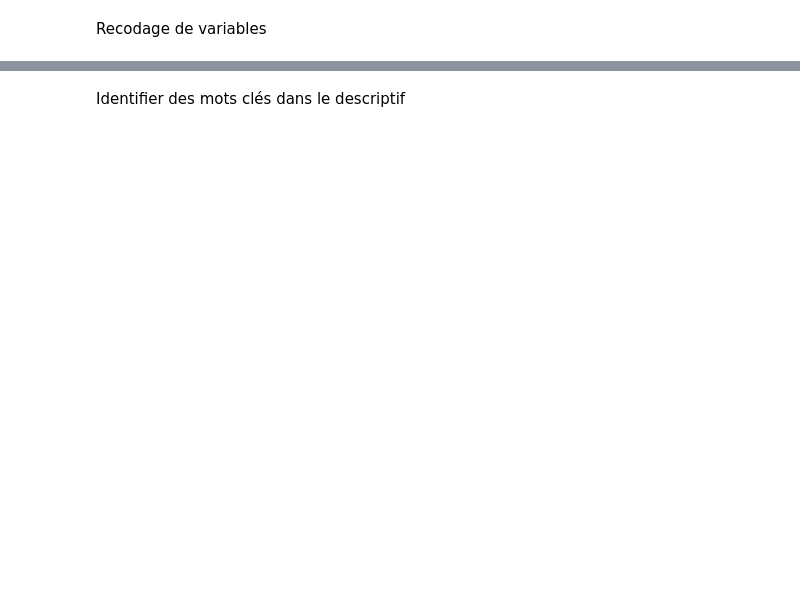
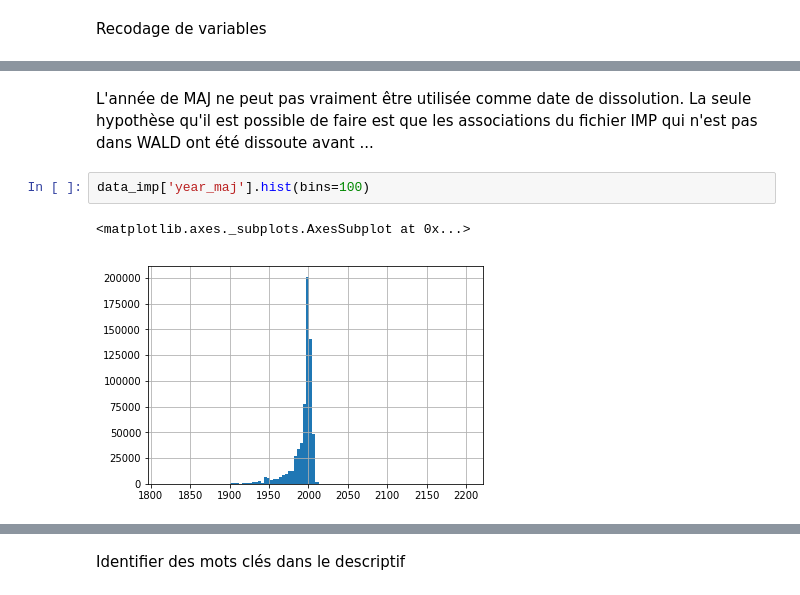
Before and after one commit to emilienschultz/ACCE-public, a Jupyter notebook: Analyse du fichier des associations françaises - projet ACCE.ipynb, the cells around one changed output, grey strips where cells are left out. Drawn from its saved outputs; the diff is of its cells as text; blank space fills up the shorter version.

```diff
--- a/Analyse du fichier des associations françaises - projet ACCE.ipynb
+++ b/Analyse du fichier des associations françaises - projet ACCE.ipynb
@@ -66,0 +76,7 @@ data[data["duree"]<0]=None
+# %% [markdown]
+L'année de MAJ ne peut pas vraiment être utilisée comme date de dissolution. La seule hypothèse qu'il est possible de faire est que les associations du fichier IMP qui n'est pas dans WALD ont été dissoute avant ...
+# %%
+data_imp['year_maj'].hist(bins=100)
+# %% [output]
+<matplotlib.axes._subplots.AxesSubplot at 0x...>
+[figure, added]
```
Also changed, not shown: parts of 34 cells of this notebook.
